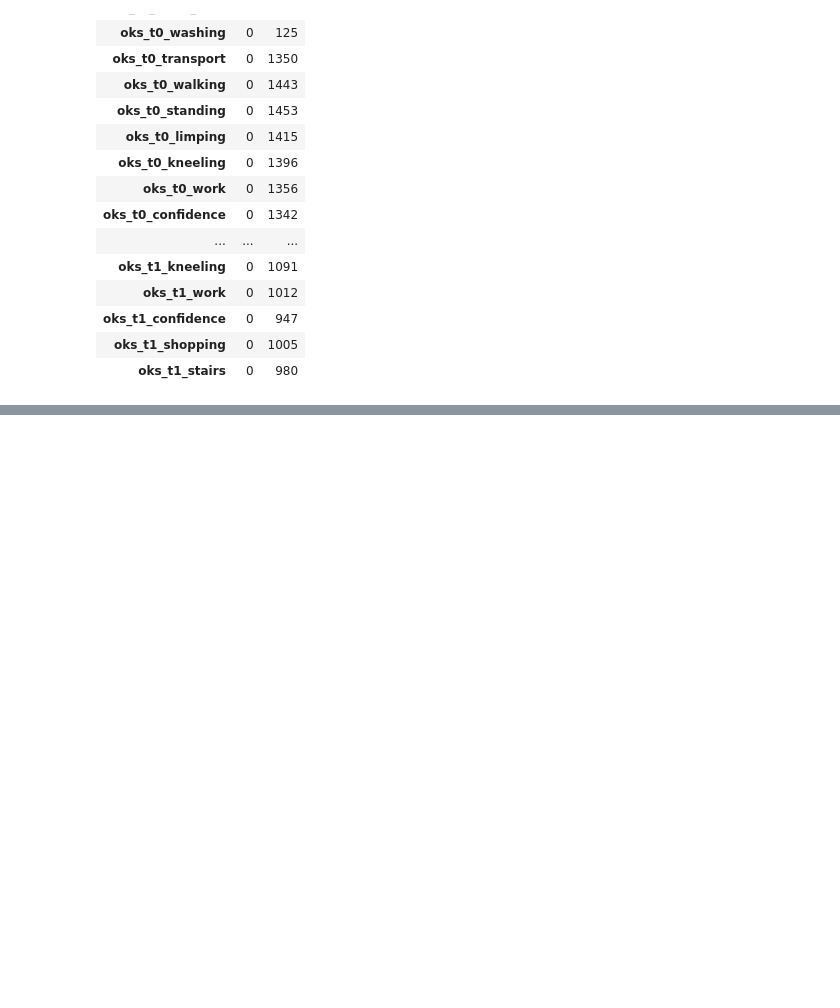
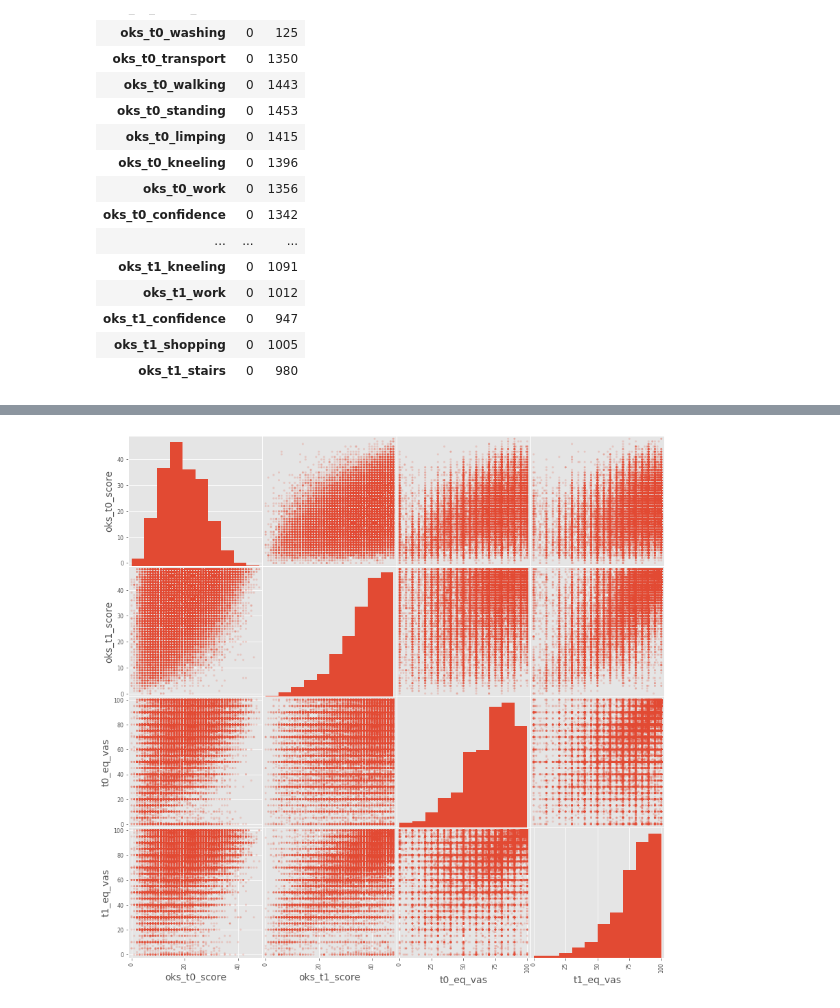
Before and after one commit to EAISI/application-project-nhs-proms, a Jupyter notebook: notebooks/2.0-data-understanding.ipynb, the cells around one changed output, grey strips where cells are left out. Drawn from its saved outputs; the diff is of its cells as text; code cells hidden in the pictures; blank space fills up the shorter version.

```diff
--- a/notebooks/2.0-data-understanding.ipynb
+++ b/notebooks/2.0-data-understanding.ipynb
@@ -41,8 +41,10 @@ mpl.rc('figure', titlesize=20)
 mpl.rc('xtick', labelsize=12)
 mpl.rc('ytick', labelsize=12)
 
-# contants
-FIGSIZE = (8,8)
+# contants for figsize
+S = (8,8)
+M = (12,12)
+L = (14,14)
 # %%
 # import data
 df = pd.read_parquet('https://github.com/dkapitan/jads-nhs-proms/blob/master/data/interim/knee-provider.parquet?raw=true')
@@ -202,0 +191,4 @@ eq_vas.boxplot(figsize=FIGSIZE);
+# %%
+# we are just going to drop all NAs
+dfc = dfc.dropna()
+print(f'Raw data:   {df.shape[0]} rows\nNo NA data: {dfc.shape[0]} rows\n # dropped:  {df.shape[0] - dfc.shape[0]} rows')
@@ -202,0 +212,7 @@ eq_vas.boxplot(figsize=FIGSIZE);
+# %%
+# 3-point scales don't look that interesting, let's zoom in on oks_score and eq_vas
+# note some functions don't work with nullable integer Int64 (yet), so converting back to int64
+oks_vas = ['oks_t0_score', 'oks_t1_score', 't0_eq_vas', 't1_eq_vas']
+pd.plotting.scatter_matrix(dfc.loc[:,oks_vas].astype('int64'), figsize=L, alpha=0.2);
+# %% [output]
+[figure, added]
```
Also changed, not shown: parts of 11 cells of this notebook.
